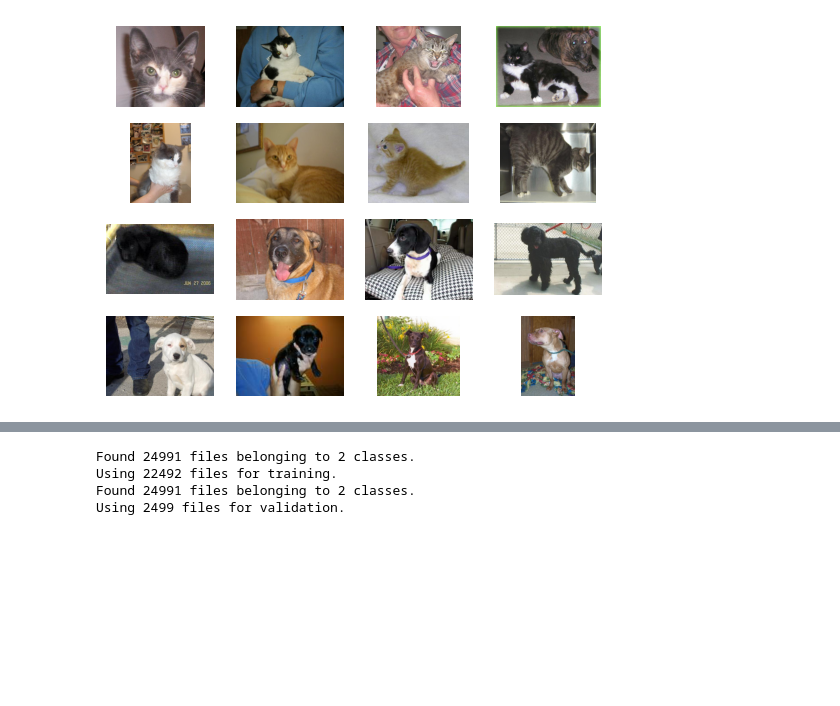
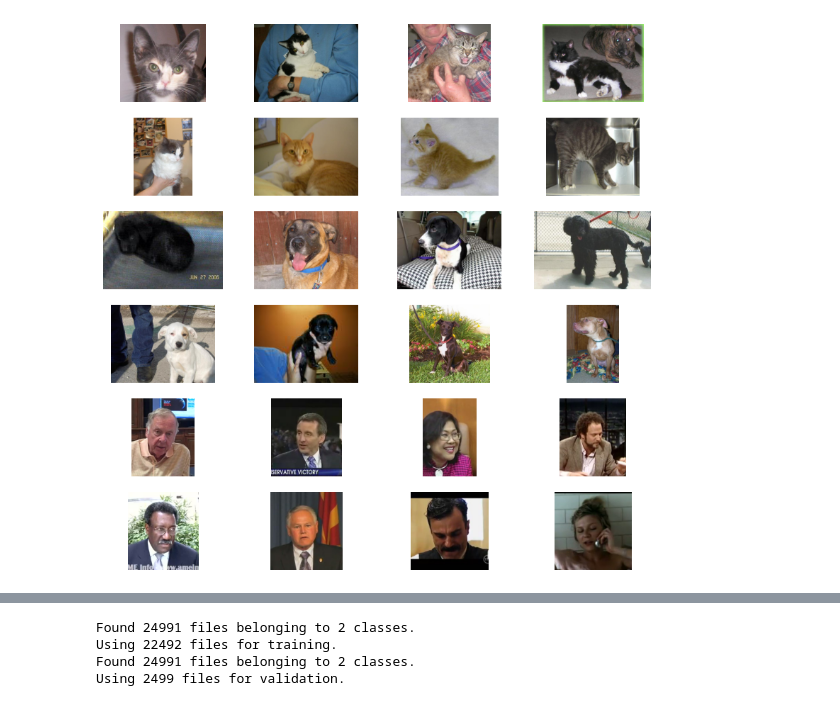
Before and after one commit to pragyasavarna/PragyaPythonProject, a Jupyter notebook: ImageWebsite/AIModel/Model/Pragya_Project.ipynb, the cells around one changed output, grey strips where cells are left out. Saved outputs shown, nothing was run; the diff lists cells and outputs as text; code cells hidden in the pictures; blank space fills up the shorter version.

```diff
--- a/ImageWebsite/AIModel/Model/Pragya_Project.ipynb
+++ b/ImageWebsite/AIModel/Model/Pragya_Project.ipynb
@@ -21,8 +27,12 @@ from sklearn.metrics import confusion_matrix, ConfusionMatrixDisplay, classifica
 # %%
 current_path = os.getcwd()
 parent_path = os.path.dirname(current_path)
-path_to_dataset = parent_path+"/Dataset/PetImages"
-cat_dir = path_to_dataset + "/" + 'Cat'
-dog_dir = path_to_dataset + "/" + 'Dog'
+path_to_dataset_pet = parent_path+"/Dataset/PetImages"
+path_to_dataset_human = parent_path+"/Dataset/HumanFaces"
+path_to_dataset_human_extracted_Images = path_to_dataset_human+"/ExtractedImages"
+path_to_dataset_human_extracted_Images1 = path_to_dataset_human+"/ExtractedImages1"
+cat_dir = path_to_dataset_pet + "/" + 'Cat'
+dog_dir = path_to_dataset_pet + "/" + 'Dog'
 cat_names = os.listdir(cat_dir)
 dog_names = os.listdir(dog_dir)
+base_dir = parent_path + "/Dataset/PetImages"
@@ -29,18 +200,59 @@ dog_names = os.listdir(dog_dir)
 # %%
 pic_index = 210
 
 cat_images = [os.path.join(cat_dir, fname)
               for fname in cat_names[pic_index-8:pic_index]]
 dog_images = [os.path.join(dog_dir, fname)
               for fname in dog_names[pic_index-8:pic_index]]
 
-for i, img_path in enumerate(cat_images + dog_images):
-    sp = plt.subplot(4, 4, i+1)
+# === Helper function to safely sample ===
+def safe_sample(items, n):
+    if len(items) == 0:
+        return []
+    n = min(len(items), n)
+    return random.sample(items, n)
+
+# === Load Human Images ===
+human_folders = os.listdir(path_to_dataset_human_extracted_Images1)
+
+# Pick 8 random human folders (people)
+selected_people = safe_sample(human_folders, 8)
+
+human_images = []
+for person in selected_people:
+    person_folder = os.path.join(path_to_dataset_human_extracted_Images1, person)
+    if os.path.isdir(person_folder):
+        person_imgs = os.listdir(person_folder)
+        if person_imgs:  # check folder not empty
+            img_file = random.choice(person_imgs)
+            human_images.append(os.path.join(person_folder, img_file))
+
+human_images = []
+for person in selected_people:
+    person_folder = os.path.join(path_to_dataset_human_extracted_Images1, person)
+    if os.path.isdir(person_folder):
+        person_imgs = [
+            f for f in os.listdir(person_folder)
+            if f.lower().endswith(('.jpg', '.jpeg', '.png', '.bmp'))
+        ]
+        if person_imgs:
+            img_file = random.choice(person_imgs)
+            human_images.append(os.path.join(person_folder, img_file))
+
+plt.figure(figsize=(10, 10))
+for i, img_path in enumerate(cat_images + dog_images + human_images):
+    if i >= 24:   # prevent exceeding 6x4 grid
+        break
+    sp = plt.subplot(6, 4, i + 1)  # start from 1, not 0
     sp.axis('Off')
 
-    img = mpimg.imread(img_path)
-    plt.imshow(img)
+    try:
+        img = mpimg.imread(img_path)
+        plt.imshow(img)
+    except Exception as e:
+        print(f"Error loading {img_path}: {e}")
+
 
 plt.show()
 # %% [output]
-[figure, old version]
+[figure, new version]
```
Also changed, not shown: parts of 15 cells of this notebook, 6 other files.
